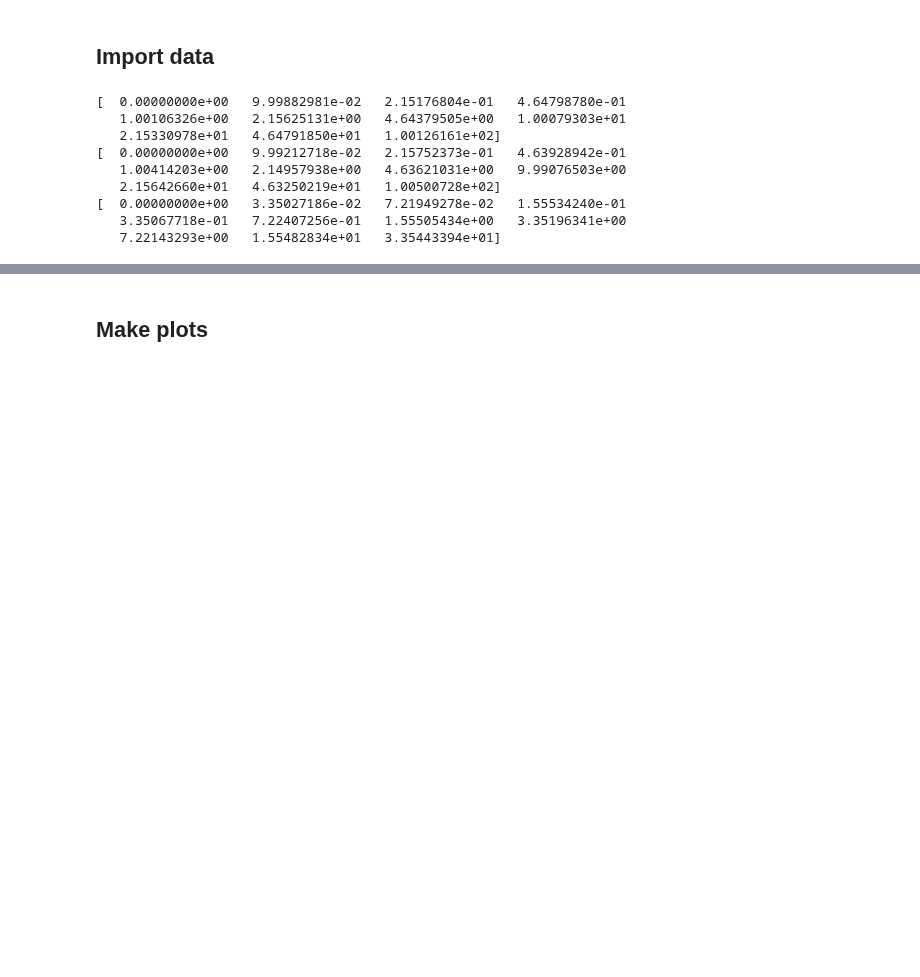
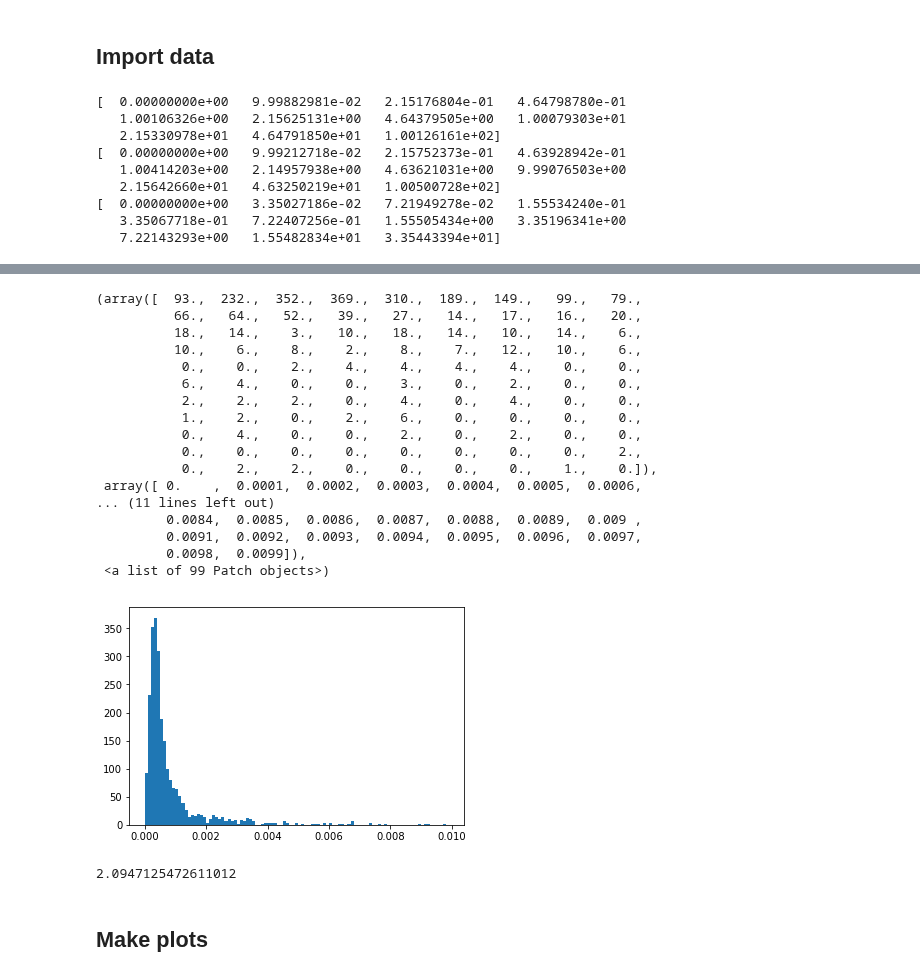
Before and after one commit to dp-rice/multiplemergers, a Jupyter notebook: notebooks/figures_with_recombination.ipynb, the cells around one changed output, grey strips where cells are left out. Saved outputs shown, nothing was run; the diff lists cells and outputs as text; code cells hidden in the pictures; blank space fills up the shorter version.

```diff
--- a/notebooks/figures_with_recombination.ipynb
+++ b/notebooks/figures_with_recombination.ipynb
@@ -138,3 +158,28 @@ fig.savefig('../manuscript/figures/Figure4.pdf', bbox_inches="tight")
+# %%
+plt.hist(wpmi(data_beta[0][i_10], data_beta[1][i_10], data_beta[2][i_10]).ravel(), bins=np.arange(0,0.01,0.0001))
+# %% [output]
+(array([  93.,  232.,  352.,  369.,  310.,  189.,  149.,   99.,   79.,
+          66.,   64.,   52.,   39.,   27.,   14.,   17.,   16.,   20.,
+          18.,   14.,    3.,   10.,   18.,   14.,   10.,   14.,    6.,
+          10.,    6.,    8.,    2.,    8.,    7.,   12.,   10.,    6.,
+           0.,    0.,    2.,    4.,    4.,    4.,    4.,    0.,    0.,
+           6.,    4.,    0.,    0.,    3.,    0.,    2.,    0.,    0.,
+           2.,    2.,    2.,    0.,    4.,    0.,    4.,    0.,    0.,
+           1.,    2.,    0.,    2.,    6.,    0.,    0.,    0.,    0.,
+           0.,    4.,    0.,    0.,    2.,    0.,    2.,    0.,    0.,
+           0.,    0.,    0.,    0.,    0.,    0.,    0.,    0.,    2.,
+           0.,    2.,    2.,    0.,    0.,    0.,    0.,    1.,    0.]),
+ array([ 0.    ,  0.0001,  0.0002,  0.0003,  0.0004,  0.0005,  0.0006,
+... (11 lines left out)
+         0.0084,  0.0085,  0.0086,  0.0087,  0.0088,  0.0089,  0.009 ,
+         0.0091,  0.0092,  0.0093,  0.0094,  0.0095,  0.0096,  0.0097,
+         0.0098,  0.0099]),
+ <a list of 99 Patch objects>)
+[figure, added]
+# %%
+np.arcsinh(4)
+# %% [output]
+2.0947125472611012
 # %%
 chroms = ['Chr'+x for x in ['2L','2R','3L','3R']]
 file_list_fastNeutrino = ['../simulations/msprime/jsfs_fastNeutrino_n-{}_{}_3EpochConstConst_r-{}.txt'.format(n_samples, ch, r)
```
Also changed, not shown: parts of 2 cells of this notebook, 4 other files.
